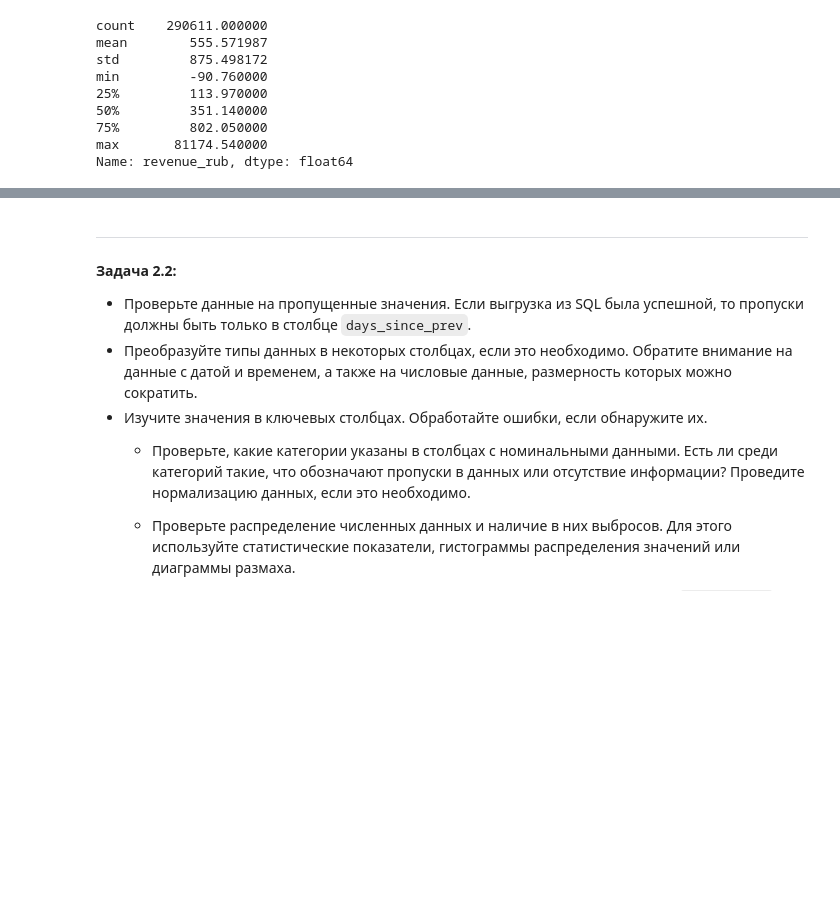
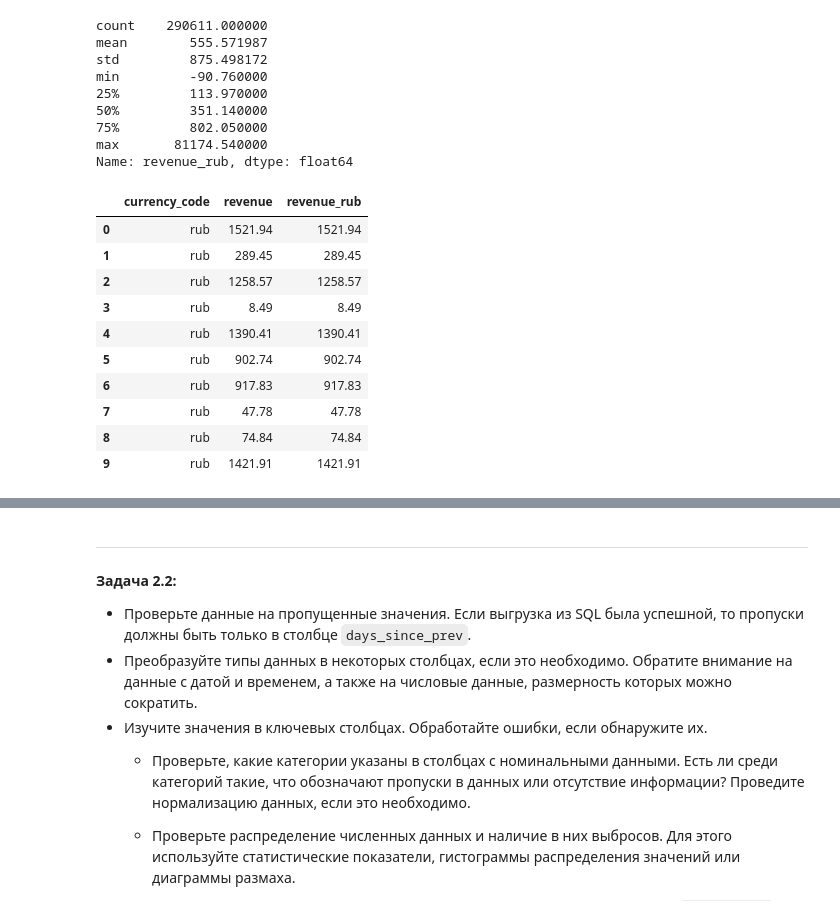
Before and after one commit to rkonurin-ops/-, a Jupyter notebook: Яндекс_Афиша_проект.ipynb, the cells around one changed output, grey strips where cells are left out. Cells and saved outputs as stored; diff of their text form; code cells hidden in the pictures; blank space fills up the shorter version.

```diff
--- a/Яндекс_Афиша_проект.ipynb
+++ b/Яндекс_Афиша_проект.ipynb
@@ -201,3 +406,17 @@ min         -90.760000
 75%         802.050000
 max       81174.540000
 Name: revenue_rub, dtype: float64
+# %%
+df[['currency_code', 'revenue', 'revenue_rub']].head(10)
+# %% [output]
+|  | currency_code | revenue | revenue_rub |
+| 0 | rub | 1521.94 | 1521.94 |
+| 1 | rub | 289.45 | 289.45 |
+| 2 | rub | 1258.57 | 1258.57 |
+| 3 | rub | 8.49 | 8.49 |
+| 4 | rub | 1390.41 | 1390.41 |
+| 5 | rub | 902.74 | 902.74 |
+| 6 | rub | 917.83 | 917.83 |
+| 7 | rub | 47.78 | 47.78 |
+| 8 | rub | 74.84 | 74.84 |
+| 9 | rub | 1421.91 | 1421.91 |
```
Also changed, not shown: parts of 40 cells of this notebook.
